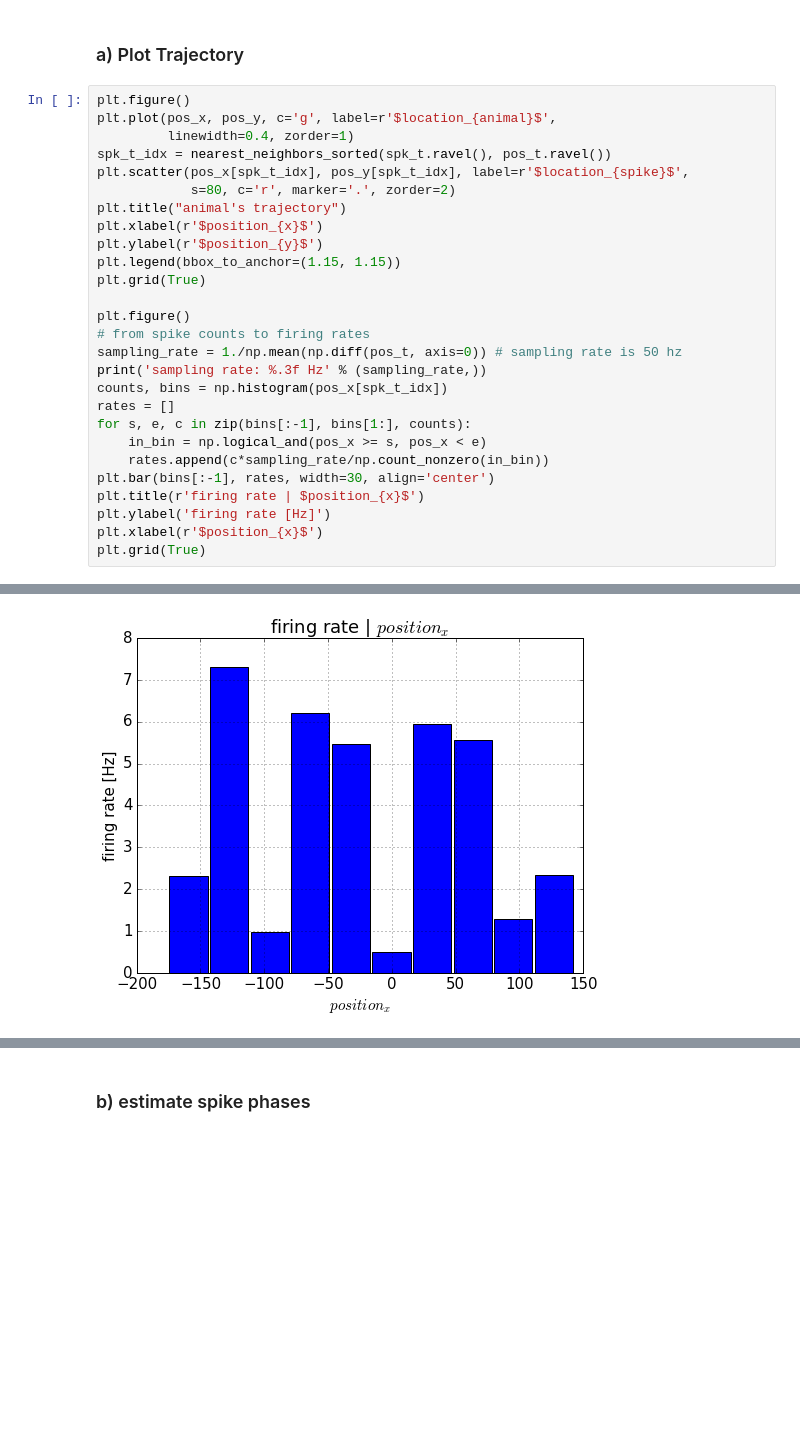
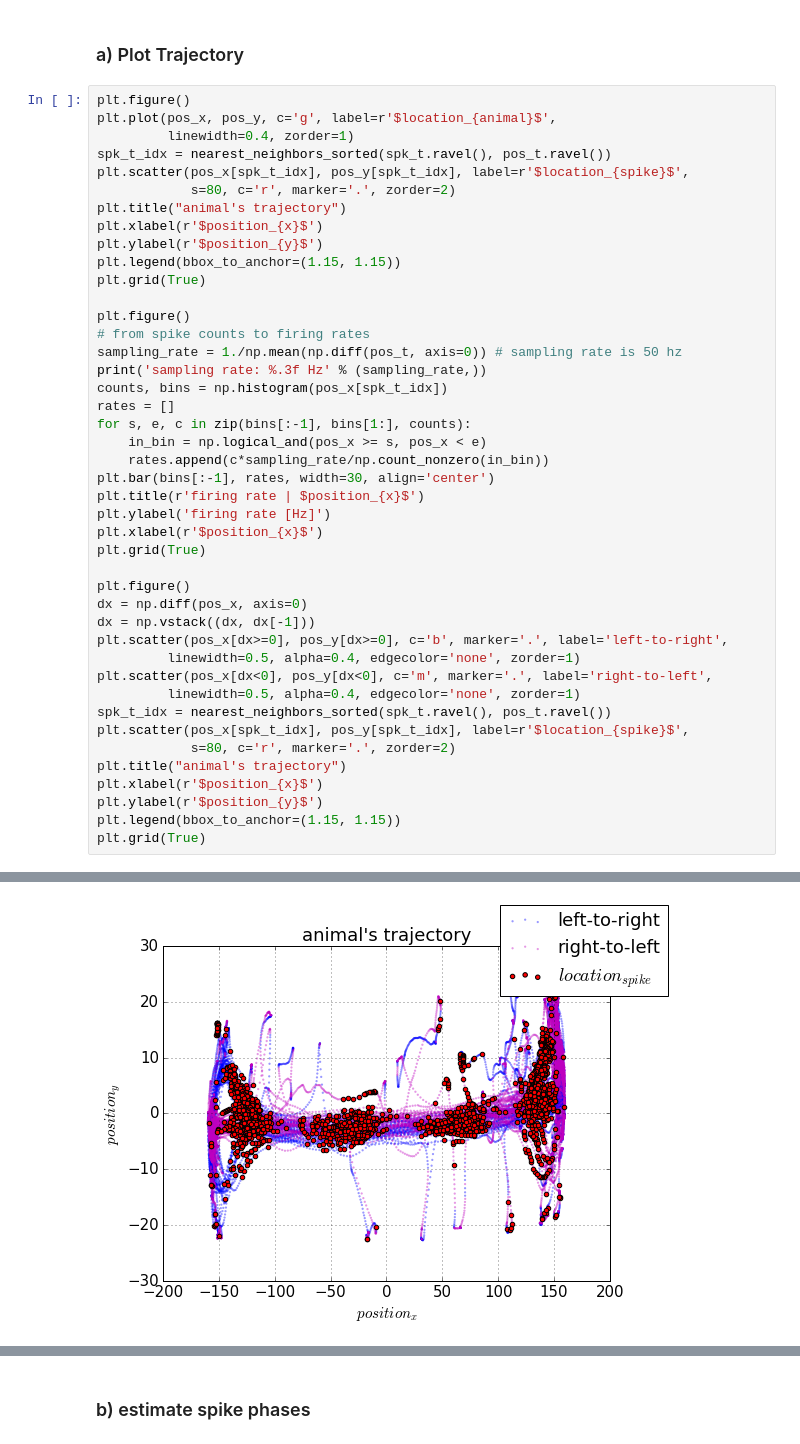
Before and after one commit to kashefy/grk_kempter_episodic_mem, a Jupyter notebook: grk_kempter_episodic_mem.ipynb, the cells around one changed output, grey strips where cells are left out. Drawn from its saved outputs; the diff is of its cells as text; blank space fills up the shorter version.

Commit message:
highlight left-right runs

```diff
--- a/grk_kempter_episodic_mem.ipynb
+++ b/grk_kempter_episodic_mem.ipynb
@@ -49,31 +49,47 @@ spk_t = dat['spk_t']
 # %%
 plt.figure()
 plt.plot(pos_x, pos_y, c='g', label=r'$location_{animal}$',
          linewidth=0.4, zorder=1)
 spk_t_idx = nearest_neighbors_sorted(spk_t.ravel(), pos_t.ravel())
 plt.scatter(pos_x[spk_t_idx], pos_y[spk_t_idx], label=r'$location_{spike}$',
             s=80, c='r', marker='.', zorder=2)
 plt.title("animal's trajectory")
 plt.xlabel(r'$position_{x}$')
 plt.ylabel(r'$position_{y}$')
 plt.legend(bbox_to_anchor=(1.15, 1.15))
 plt.grid(True)
 
 plt.figure()
 # from spike counts to firing rates
 sampling_rate = 1./np.mean(np.diff(pos_t, axis=0)) # sampling rate is 50 hz
 print('sampling rate: %.3f Hz' % (sampling_rate,))
 counts, bins = np.histogram(pos_x[spk_t_idx])
 rates = []
 for s, e, c in zip(bins[:-1], bins[1:], counts):
     in_bin = np.logical_and(pos_x >= s, pos_x < e)
     rates.append(c*sampling_rate/np.count_nonzero(in_bin))
 plt.bar(bins[:-1], rates, width=30, align='center')
 plt.title(r'firing rate | $position_{x}$')
 plt.ylabel('firing rate [Hz]')
 plt.xlabel(r'$position_{x}$')
 plt.grid(True)
+
+plt.figure()
+dx = np.diff(pos_x, axis=0)
+dx = np.vstack((dx, dx[-1]))
+plt.scatter(pos_x[dx>=0], pos_y[dx>=0], c='b', marker='.', label='left-to-right',
+         linewidth=0.5, alpha=0.4, edgecolor='none', zorder=1)
+plt.scatter(pos_x[dx<0], pos_y[dx<0], c='m', marker='.', label='right-to-left',
+         linewidth=0.5, alpha=0.4, edgecolor='none', zorder=1)
+spk_t_idx = nearest_neighbors_sorted(spk_t.ravel(), pos_t.ravel())
+plt.scatter(pos_x[spk_t_idx], pos_y[spk_t_idx], label=r'$location_{spike}$',
+            s=80, c='r', marker='.', zorder=2)
+plt.title("animal's trajectory")
+plt.xlabel(r'$position_{x}$')
+plt.ylabel(r'$position_{y}$')
+plt.legend(bbox_to_anchor=(1.15, 1.15))
+plt.grid(True)
 # %% [output]
 sampling rate: 50.000 Hz
 [figure]
-[figure, old version]
+[figure, new version]
```
Also changed, not shown: parts of 1 cell of this notebook.
